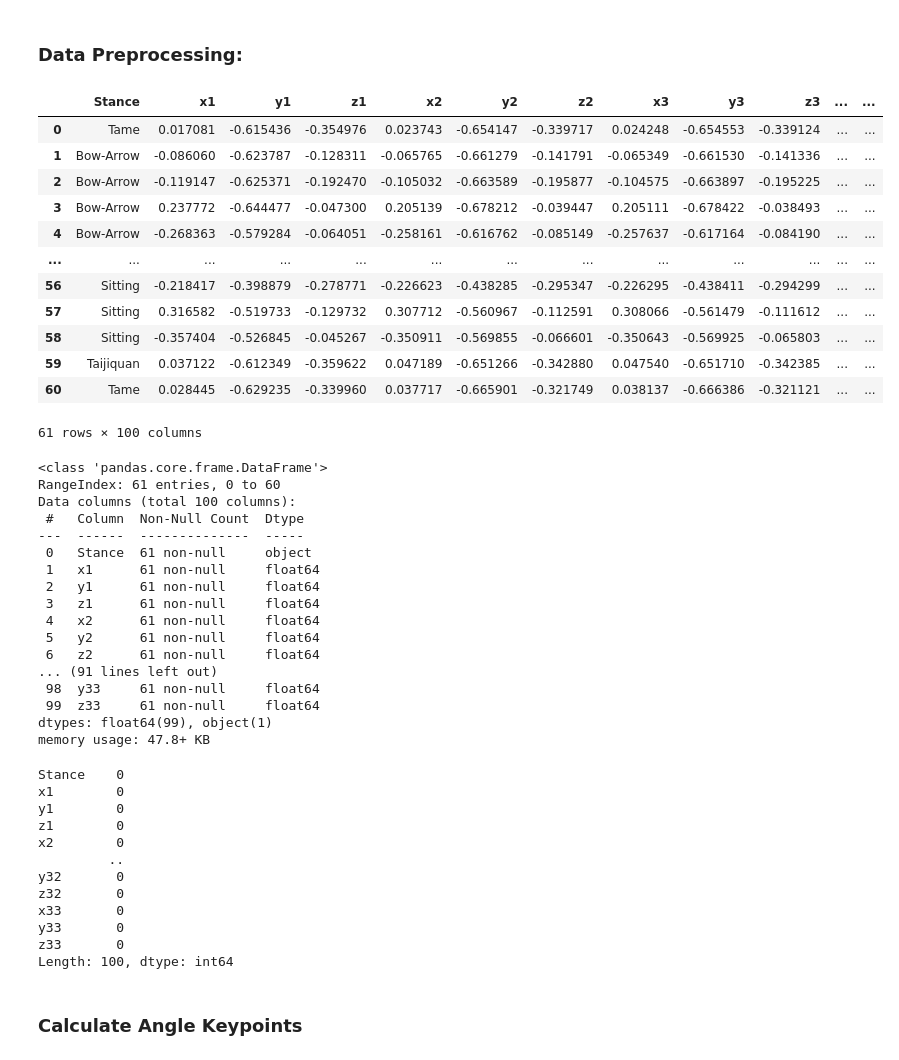
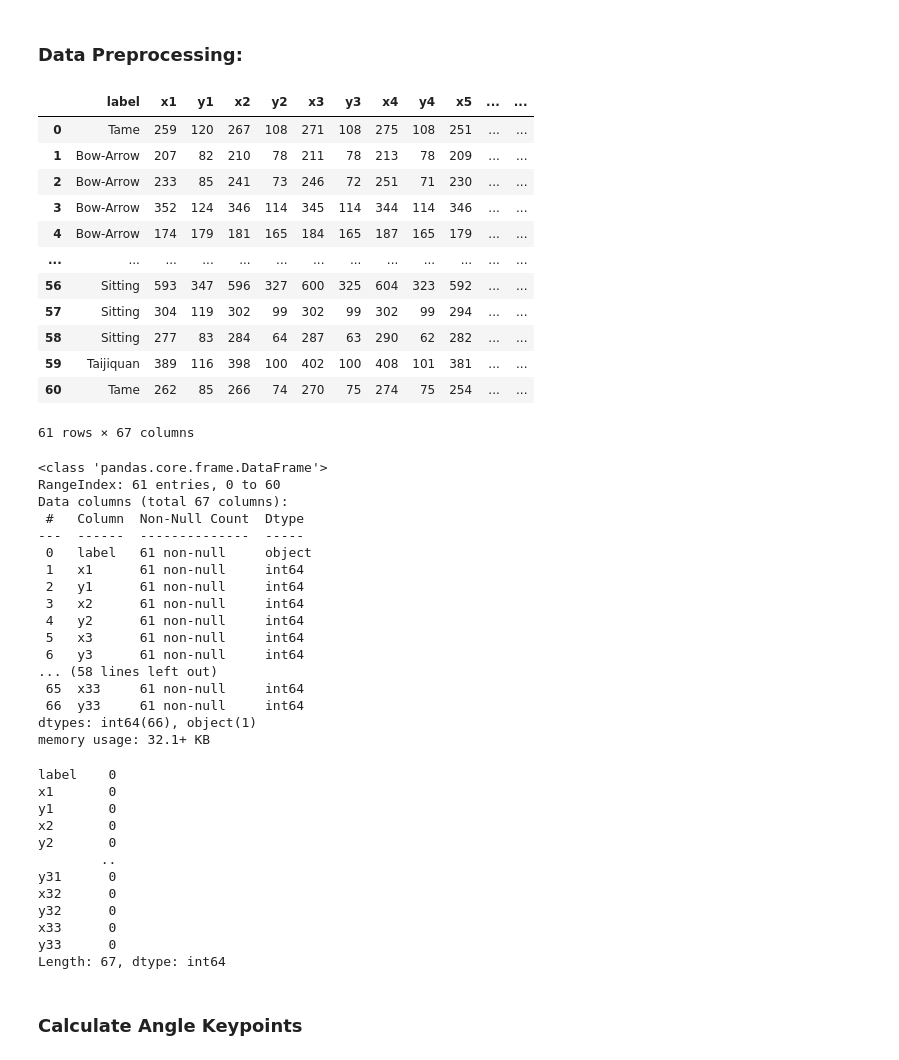
Before and after one commit to nihil77/New-folder, a Jupyter notebook: Model/notebook/fnn/fnn.ipynb, the cells around one changed output. Cells and saved outputs as stored; diff of their text form; code cells hidden in the pictures.

```diff
--- a/Model/notebook/fnn/fnn.ipynb
+++ b/Model/notebook/fnn/fnn.ipynb
@@ -19,43 +19,43 @@ from keras.layers import Dense
 from keras.utils import to_categorical
 # %%
 # Load the dataset
-df = pd.read_csv('dataset_label_3d.csv')
+df = pd.read_csv('tai.csv')
 df
 # %% [output]
-|  | Stance | x1 | y1 | z1 | x2 | y2 | z2 | x3 | y3 | z3 | ... | ... |
-| 0 | Tame | 0.017081 | -0.615436 | -0.354976 | 0.023743 | -0.654147 | -0.339717 | 0.024248 | -0.654553 | -0.339124 | ... | ... |
-| 1 | Bow-Arrow | -0.086060 | -0.623787 | -0.128311 | -0.065765 | -0.661279 | -0.141791 | -0.065349 | -0.661530 | -0.141336 | ... | ... |
-| 2 | Bow-Arrow | -0.119147 | -0.625371 | -0.192470 | -0.105032 | -0.663589 | -0.195877 | -0.104575 | -0.663897 | -0.195225 | ... | ... |
-| 3 | Bow-Arrow | 0.237772 | -0.644477 | -0.047300 | 0.205139 | -0.678212 | -0.039447 | 0.205111 | -0.678422 | -0.038493 | ... | ... |
-| 4 | Bow-Arrow | -0.268363 | -0.579284 | -0.064051 | -0.258161 | -0.616762 | -0.085149 | -0.257637 | -0.617164 | -0.084190 | ... | ... |
+|  | label | x1 | y1 | x2 | y2 | x3 | y3 | x4 | y4 | x5 | ... | ... |
+| 0 | Tame | 259 | 120 | 267 | 108 | 271 | 108 | 275 | 108 | 251 | ... | ... |
+| 1 | Bow-Arrow | 207 | 82 | 210 | 78 | 211 | 78 | 213 | 78 | 209 | ... | ... |
+| 2 | Bow-Arrow | 233 | 85 | 241 | 73 | 246 | 72 | 251 | 71 | 230 | ... | ... |
+| 3 | Bow-Arrow | 352 | 124 | 346 | 114 | 345 | 114 | 344 | 114 | 346 | ... | ... |
+| 4 | Bow-Arrow | 174 | 179 | 181 | 165 | 184 | 165 | 187 | 165 | 179 | ... | ... |
 | ... | ... | ... | ... | ... | ... | ... | ... | ... | ... | ... | ... | ... |
-| 56 | Sitting | -0.218417 | -0.398879 | -0.278771 | -0.226623 | -0.438285 | -0.295347 | -0.226295 | -0.438411 | -0.294299 | ... | ... |
-| 57 | Sitting | 0.316582 | -0.519733 | -0.129732 | 0.307712 | -0.560967 | -0.112591 | 0.308066 | -0.561479 | -0.111612 | ... | ... |
-| 58 | Sitting | -0.357404 | -0.526845 | -0.045267 | -0.350911 | -0.569855 | -0.066601 | -0.350643 | -0.569925 | -0.065803 | ... | ... |
-| 59 | Taijiquan | 0.037122 | -0.612349 | -0.359622 | 0.047189 | -0.651266 | -0.342880 | 0.047540 | -0.651710 | -0.342385 | ... | ... |
-| 60 | Tame | 0.028445 | -0.629235 | -0.339960 | 0.037717 | -0.665901 | -0.321749 | 0.038137 | -0.666386 | -0.321121 | ... | ... |
+| 56 | Sitting | 593 | 347 | 596 | 327 | 600 | 325 | 604 | 323 | 592 | ... | ... |
+| 57 | Sitting | 304 | 119 | 302 | 99 | 302 | 99 | 302 | 99 | 294 | ... | ... |
+| 58 | Sitting | 277 | 83 | 284 | 64 | 287 | 63 | 290 | 62 | 282 | ... | ... |
+| 59 | Taijiquan | 389 | 116 | 398 | 100 | 402 | 100 | 408 | 101 | 381 | ... | ... |
+| 60 | Tame | 262 | 85 | 266 | 74 | 270 | 75 | 274 | 75 | 254 | ... | ... |
-61 rows × 100 columns
+61 rows × 67 columns
 # %%
 # Check the data info
 df.info()
 # %% [output]
 <class 'pandas.core.frame.DataFrame'>
 RangeIndex: 61 entries, 0 to 60
-Data columns (total 100 columns):
+Data columns (total 67 columns):
  #   Column  Non-Null Count  Dtype
 ---  ------  --------------  -----
- 0   Stance  61 non-null     object
- 1   x1      61 non-null     float64
- 2   y1      61 non-null     float64
- 3   z1      61 non-null     float64
- 4   x2      61 non-null     float64
- 5   y2      61 non-null     float64
- 6   z2      61 non-null     float64
-... (91 lines left out)
- 98  y33     61 non-null     float64
- 99  z33     61 non-null     float64
-dtypes: float64(99), object(1)
-memory usage: 47.8+ KB
+ 0   label   61 non-null     object
+ 1   x1      61 non-null     int64
+ 2   y1      61 non-null     int64
+ 3   x2      61 non-null     int64
+ 4   y2      61 non-null     int64
+ 5   x3      61 non-null     int64
+ 6   y3      61 non-null     int64
+... (58 lines left out)
+ 65  x33     61 non-null     int64
+ 66  y33     61 non-null     int64
+dtypes: int64(66), object(1)
+memory usage: 32.1+ KB
 # %%
 # Remove missing values
 df.dropna(inplace=True)
@@ -63,17 +63,17 @@ df.dropna(inplace=True)
 # Check the null values
 df.isnull().sum()
 # %% [output]
-Stance    0
-x1        0
-y1        0
-z1        0
-x2        0
-         ..
-y32       0
-z32       0
-x33       0
-y33       0
-z33       0
-Length: 100, dtype: int64
+label    0
+x1       0
+y1       0
+x2       0
+y2       0
+        ..
+y31      0
+x32      0
+y32      0
+x33      0
+y33      0
+Length: 67, dtype: int64
 # %% [markdown]
 ### Calculate Angle Keypoints
```
Also changed, not shown: parts of 17 cells of this notebook, 6 other files.
